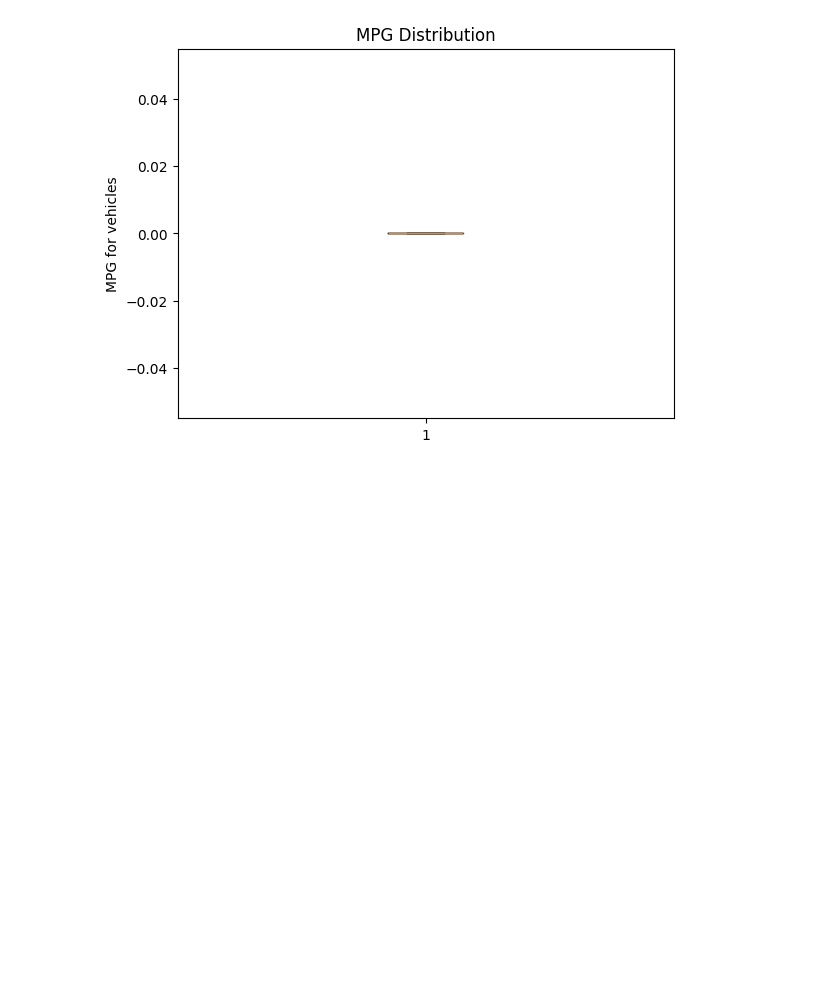
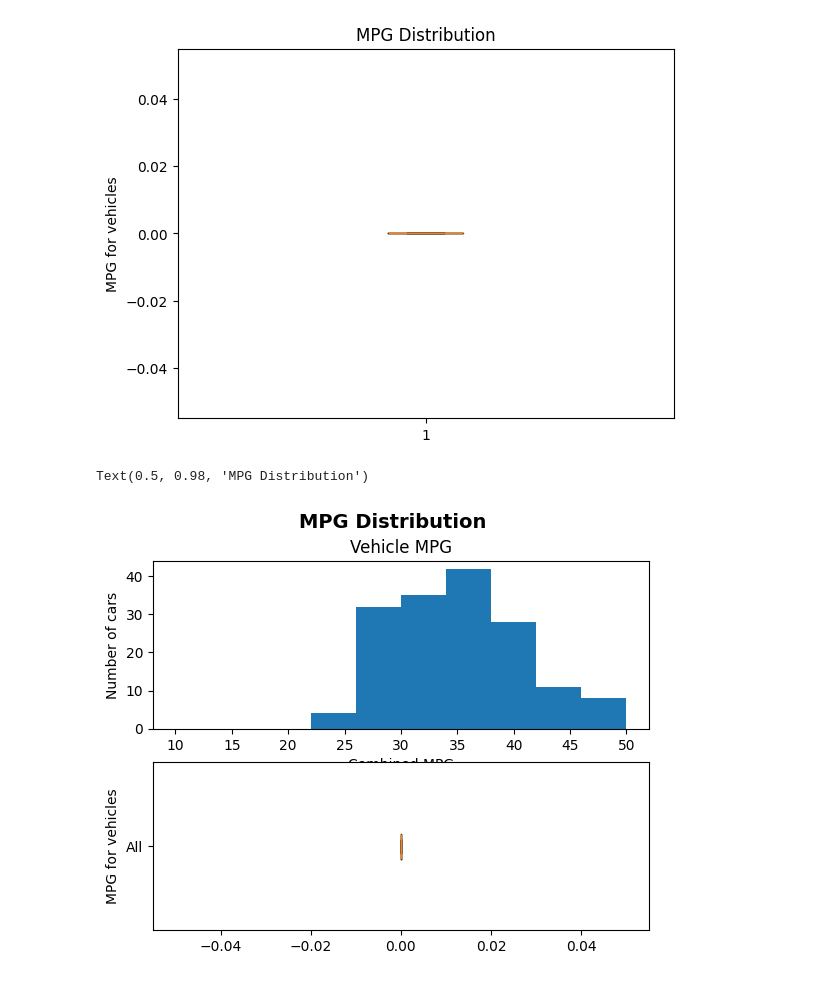
Before and after one commit to najibifar/Data_Analysis, a Jupyter notebook: Visualization/MatplotPandasSeaborn.ipynb, the cells around one changed output. Saved outputs shown, nothing was run; the diff lists cells and outputs as text; code cells hidden in the pictures; blank space fills up the shorter version.

```diff
--- a/Visualization/MatplotPandasSeaborn.ipynb
+++ b/Visualization/MatplotPandasSeaborn.ipynb
@@ -135,3 +135,15 @@ ax.boxplot(df['Combined Electricity Consumption'], label=['All'], showfliers=Fal
 ax.set(title='MPG Distribution', ylabel='MPG for vehicles');
 # %% [output]
 [figure]
+# %%
+fig, (ax1, ax2) = plt.subplots(2)
+ax1.hist(df['Combined Electricity Consumption'], range=(10, 50))
+ax1.set(title='Vehicle MPG', xlabel='Combined MPG', ylabel='Number of cars')
+
+ax2.boxplot(df['Combined Electricity Consumption'], labels=['All'], vert=False, showfliers=False)
+ax2.set(ylabel='MPG for vehicles')
+
+fig.suptitle('MPG Distribution', fontsize= 14, fontweight= 'bold')
+# %% [output]
+Text(0.5, 0.98, 'MPG Distribution')
+[figure, added]
```
Also changed, not shown: parts of 17 cells of this notebook, 1 other file.
